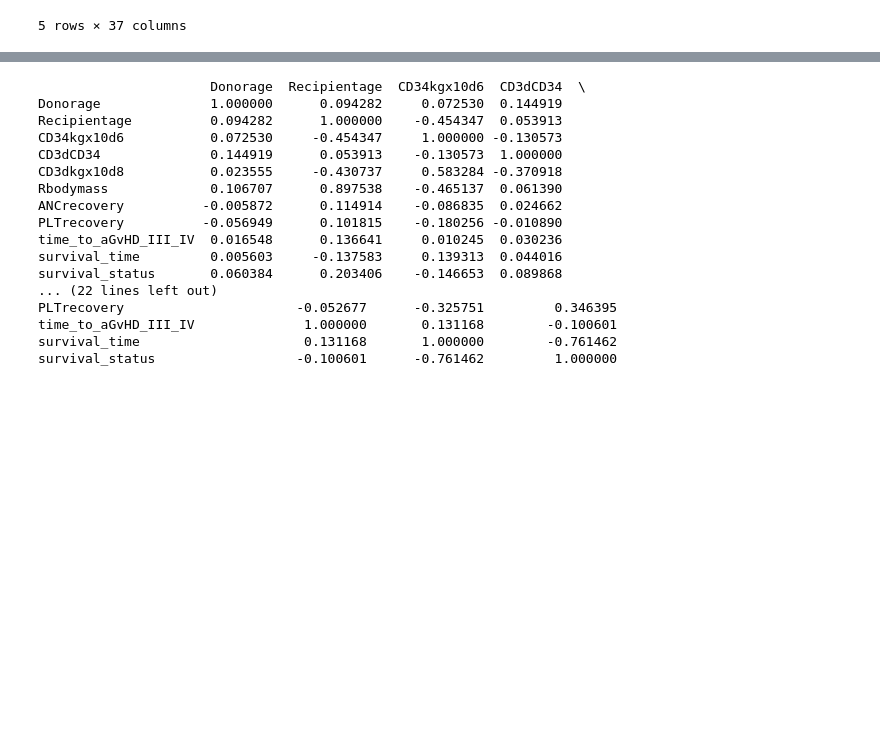
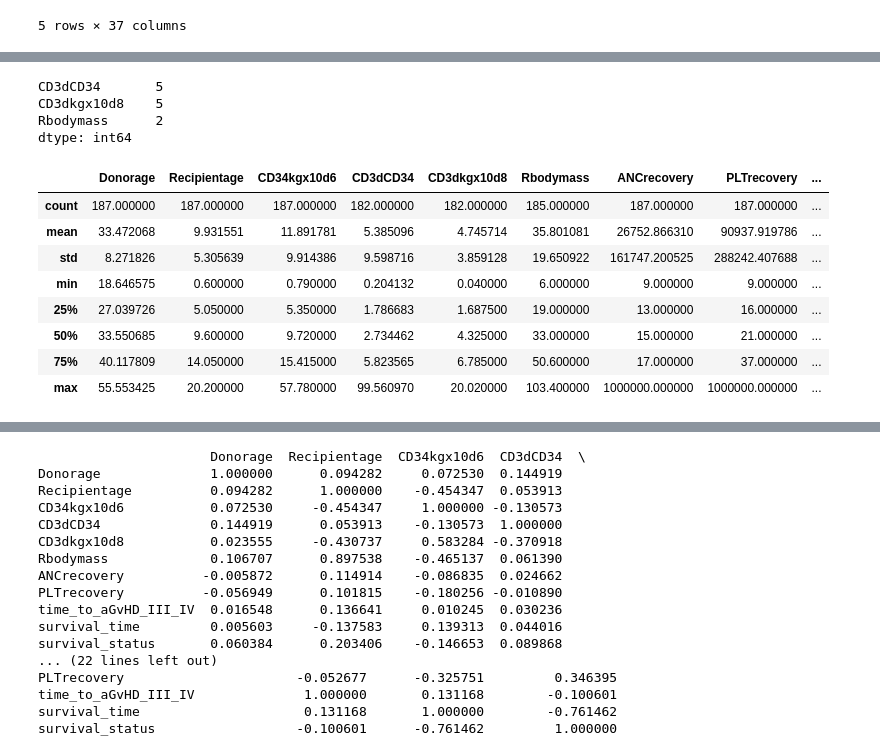
Before and after one commit to younesjebari/Pediatric-BMT-Decision-Support, a Jupyter notebook: notebooks/eda.ipynb, the cells around one changed output, grey strips where cells are left out. Drawn from its saved outputs; the diff is of its cells as text; code cells hidden in the pictures; blank space fills up the shorter version.

```diff
--- a/notebooks/eda.ipynb
+++ b/notebooks/eda.ipynb
@@ -23,0 +47,21 @@ df.head()
+# %%
+# Compte le nombre de valeurs vides par colonne
+missing_data = df.isnull().sum()
+print(missing_data[missing_data > 0]) # Affiche seulement celles qui ont des manques
+# %% [output]
+CD3dCD34       5
+CD3dkgx10d8    5
+Rbodymass      2
+dtype: int64
+# %%
+df.describe()
+# %% [output]
+|  | Donorage | Recipientage | CD34kgx10d6 | CD3dCD34 | CD3dkgx10d8 | Rbodymass | ANCrecovery | PLTrecovery | ... |
+| count | 187.000000 | 187.000000 | 187.000000 | 182.000000 | 182.000000 | 185.000000 | 187.000000 | 187.000000 | ... |
+| mean | 33.472068 | 9.931551 | 11.891781 | 5.385096 | 4.745714 | 35.801081 | 26752.866310 | 90937.919786 | ... |
+| std | 8.271826 | 5.305639 | 9.914386 | 9.598716 | 3.859128 | 19.650922 | 161747.200525 | 288242.407688 | ... |
+| min | 18.646575 | 0.600000 | 0.790000 | 0.204132 | 0.040000 | 6.000000 | 9.000000 | 9.000000 | ... |
+| 25% | 27.039726 | 5.050000 | 5.350000 | 1.786683 | 1.687500 | 19.000000 | 13.000000 | 16.000000 | ... |
+| 50% | 33.550685 | 9.600000 | 9.720000 | 2.734462 | 4.325000 | 33.000000 | 15.000000 | 21.000000 | ... |
+| 75% | 40.117809 | 14.050000 | 15.415000 | 5.823565 | 6.785000 | 50.600000 | 17.000000 | 37.000000 | ... |
+| max | 55.553425 | 20.200000 | 57.780000 | 99.560970 | 20.020000 | 103.400000 | 1000000.000000 | 1000000.000000 | ... |
```
Also changed, not shown: parts of 8 cells of this notebook.
